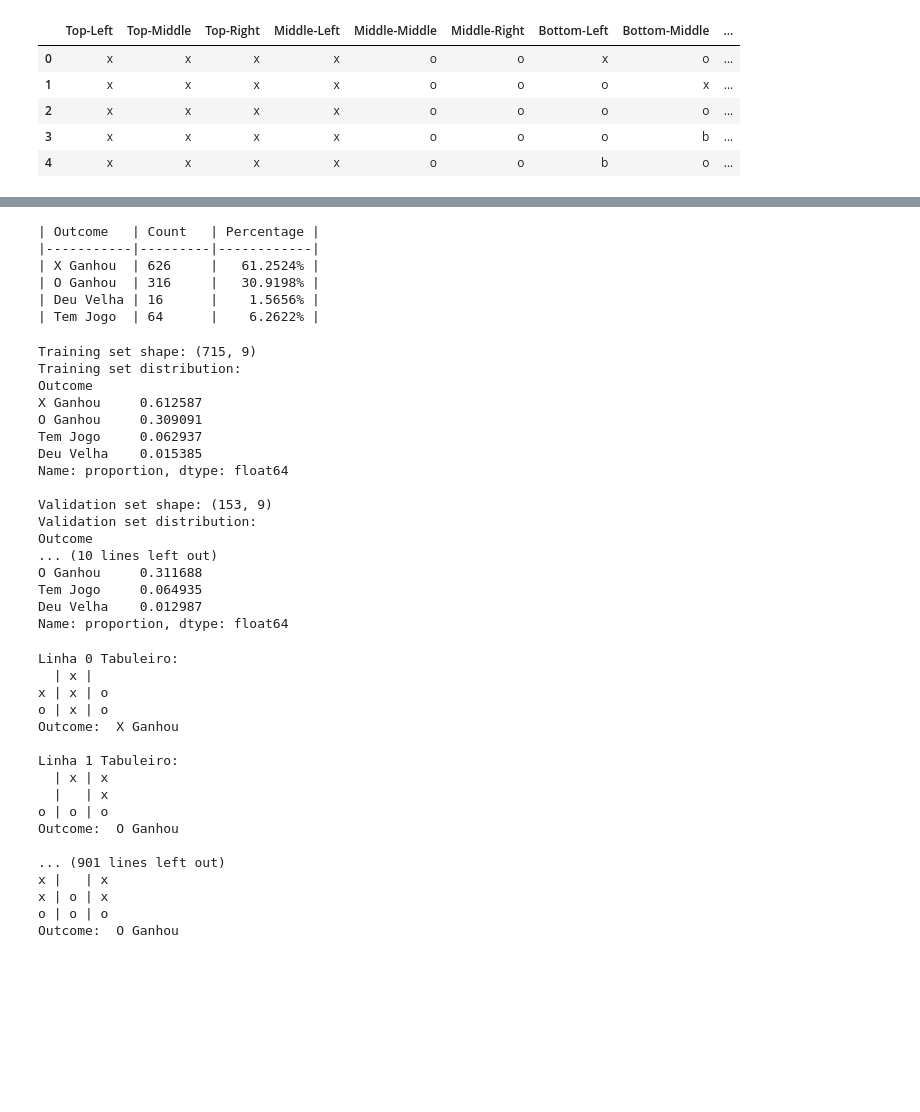
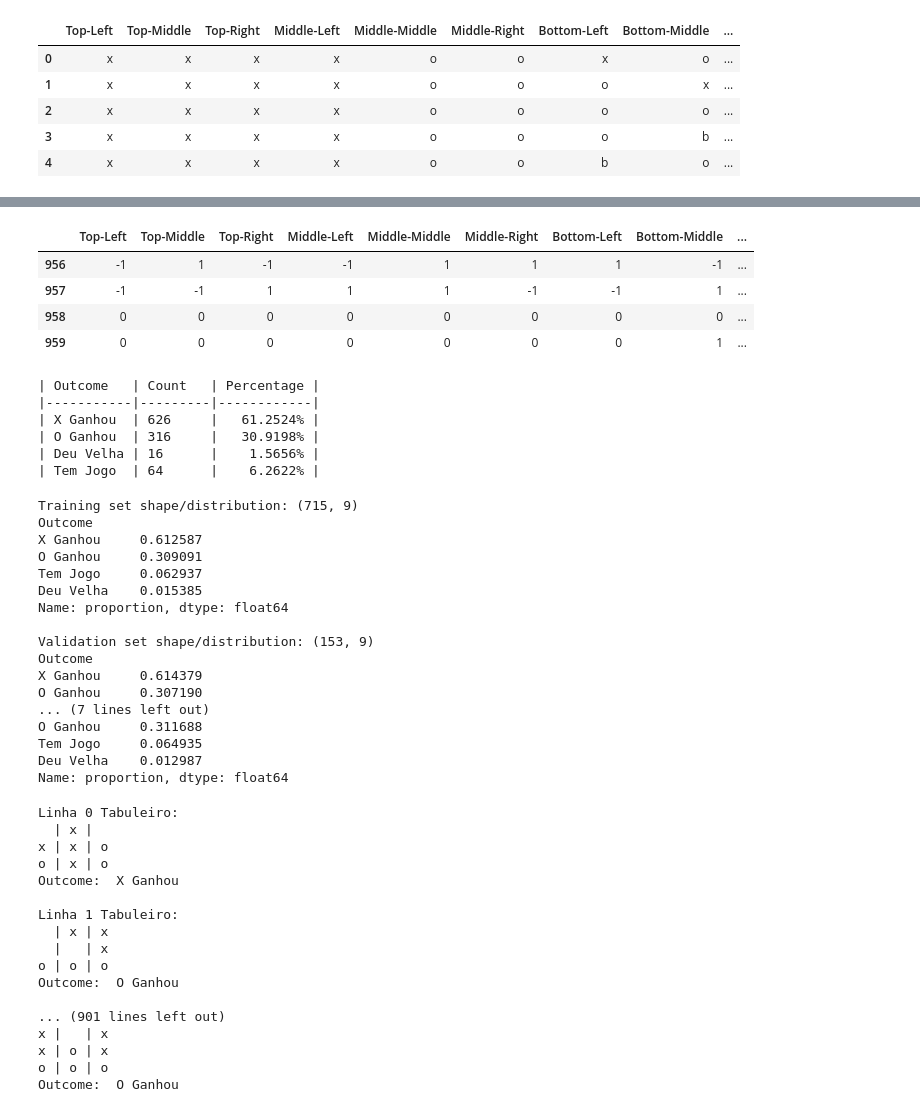
Before and after one commit to EngenhariaSoftwarePUCRS/Inteligencia_Artificial, a Jupyter notebook: Trabalho01/Trabalho01.ipynb, the cells around one changed output, grey strips where cells are left out. Cells and saved outputs as stored; diff of their text form; code cells hidden in the pictures; blank space fills up the shorter version.

```diff
--- a/Trabalho01/Trabalho01.ipynb
+++ b/Trabalho01/Trabalho01.ipynb
@@ -169,3 +173,12 @@ dataset.tail(3)
+# %%
+# Simply check wether dataset appears to have been correctly updated
+dataset[956:960]
+# %% [output]
+|  | Top-Left | Top-Middle | Top-Right | Middle-Left | Middle-Middle | Middle-Right | Bottom-Left | Bottom-Middle | ... |
+| 956 | -1 | 1 | -1 | -1 | 1 | 1 | 1 | -1 | ... |
+| 957 | -1 | -1 | 1 | 1 | 1 | -1 | -1 | 1 | ... |
+| 958 | 0 | 0 | 0 | 0 | 0 | 0 | 0 | 0 | ... |
+| 959 | 0 | 0 | 0 | 0 | 0 | 0 | 0 | 1 | ... |
 # %%
 # Properly check wether dataset was fully transformed to desired outputs (numerically)
 x_ganhou_count = dataset[targetClass].eq(X_GANHOU).sum()
@@ -201,7 +214,7 @@ for outcome, count in outcomes.items():
 # %%
 # This block splits the dataset equally for testing across different models
 
-# Define the features (X) and the target variable (outcome)
+# Define the features (X) and the target variable (y)
 X = dataset.drop(columns=[targetClass])
 y = dataset[targetClass]
 
@@ -219,20 +232,16 @@ X_validation, X_test, y_validation, y_test = model_selection.train_test_split(X_
 
 # Print the shapes of the resulting sets to verify the split
 # Print the distribution of outcomes in each set
-print("Training set shape:", X_train.shape)
-print("Training set distribution:")
+print("Training set shape/distribution:", X_train.shape)
 print(y_train.value_counts(normalize=True))
 
-print("\nValidation set shape:", X_validation.shape)
-print("Validation set distribution:")
+print("\nValidation set shape/distribution:", X_validation.shape)
 print(y_validation.value_counts(normalize=True))
 
-print("\nTest set shape:", X_test.shape)
-print("Test set distribution:")
+print("\nTest set shape/distribution:", X_test.shape)
 print(y_test.value_counts(normalize=True))
 # %% [output]
-Training set shape: (715, 9)
-Training set distribution:
+Training set shape/distribution: (715, 9)
 Outcome
 X Ganhou     0.612587
 O Ganhou     0.309091
@@ -240,10 +249,11 @@ Tem Jogo     0.062937
 Deu Velha    0.015385
 Name: proportion, dtype: float64
 
-Validation set shape: (153, 9)
-Validation set distribution:
+Validation set shape/distribution: (153, 9)
 Outcome
-... (10 lines left out)
+X Ganhou     0.614379
+O Ganhou     0.307190
+... (7 lines left out)
 O Ganhou     0.311688
 Tem Jogo     0.064935
 Deu Velha    0.012987
```
Also changed, not shown: parts of 6 cells of this notebook.
